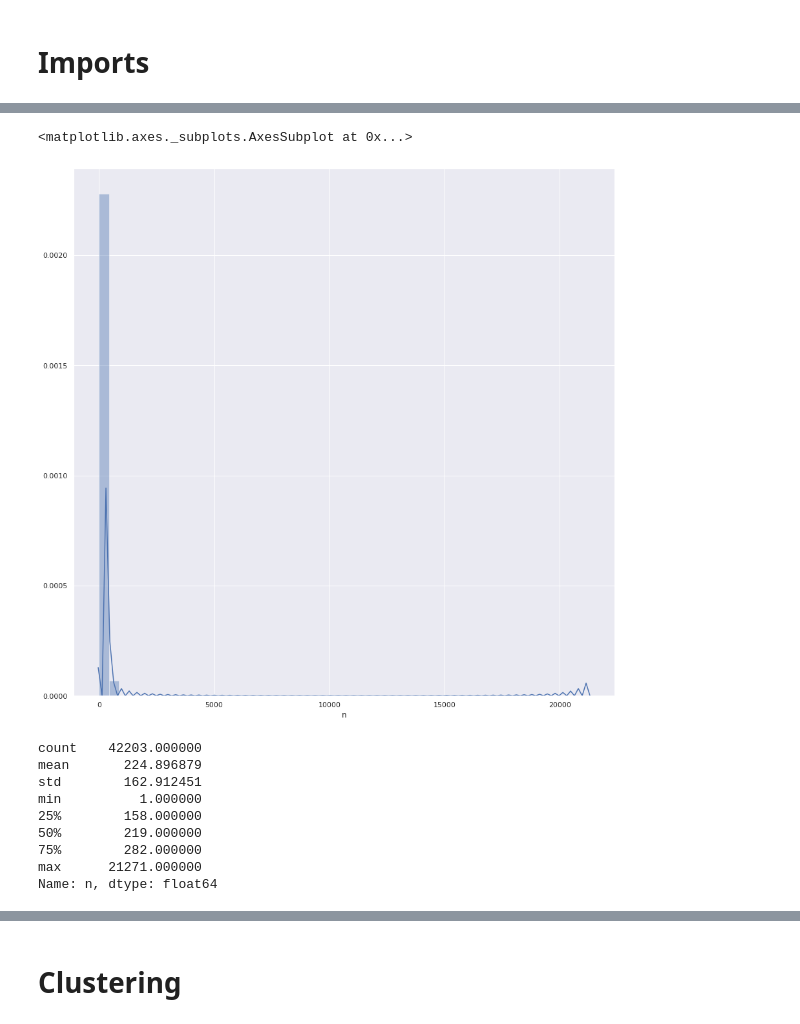
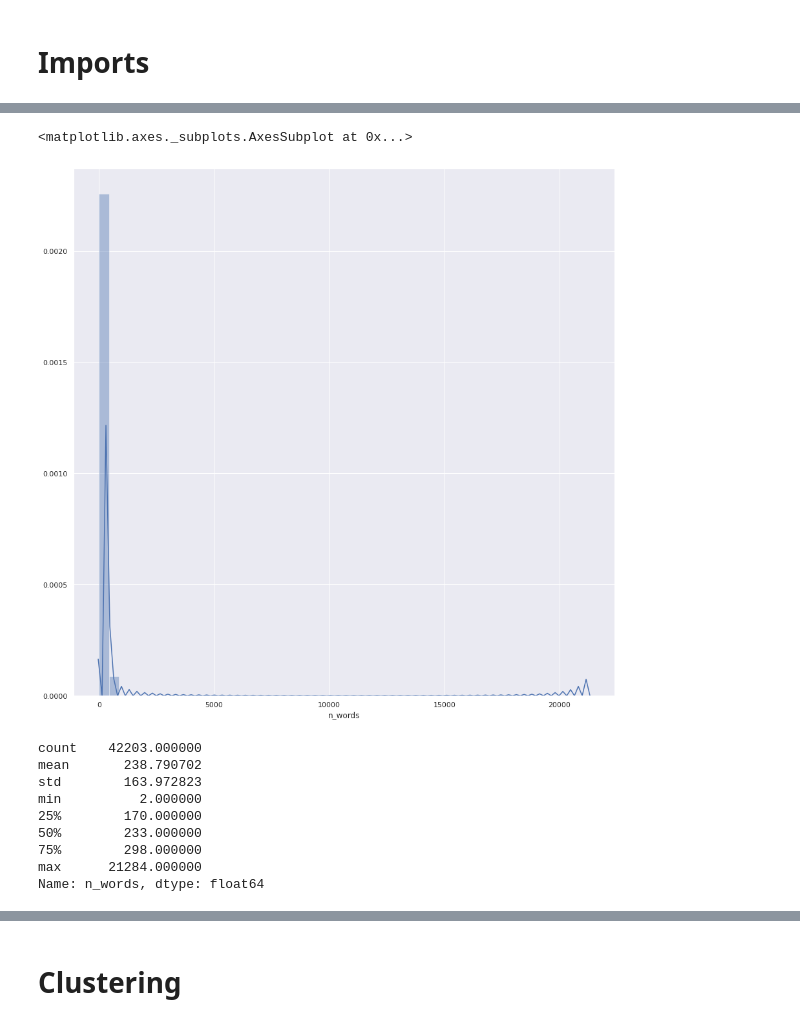
Before and after one commit to Midii-11/IRTM_SARS-COV2, a Jupyter notebook: information_extraction_colab.ipynb, the cells around one changed output, grey strips where cells are left out. Cells and saved outputs as stored; diff of their text form; code cells hidden in the pictures.

```diff
--- a/information_extraction_colab.ipynb
+++ b/information_extraction_colab.ipynb
@@ -84,0 +88,3 @@ df.shape
+# %%
+df = df_concat.dropna()
+print(df.shape)
@@ -84,0 +111,3 @@ df.shape
+# %%
+df = df.drop(labels=['title', 'abstract'], axis=1)
+print(df.shape)
@@ -94,13 +138,0 @@ df.head()
-# %%
-lang = []
-n = []
-for index in df.index:
-  n.append(len(word_tokenize(df['abstract'][index])))
-  try:
-    lang.append(detect(df['abstract'][index]))
-  except:
-    lang.append('error')
-df['lang']=lang
-df['n']=n
-
-print('Languages:', df['lang'].value_counts())
@@ -128,0 +139,24 @@ df.lang.hist()
+# %%
+language = []
+n_words = []
+it_counter=0
+
+for index in df.index:
+
+    # progress trackerd
+    it_counter+=1
+    progress = it_counter/round(len(df.index)/100,0)
+    if progress%10==0:
+      print('[INFO] progress:', int(progress), '%')
+
+    # count words
+    n_words.append(len(word_tokenize(df['text'][index])))
+
+    # detect language
+    try:
+        language.append(detect(df['text'][index]))
+    except:
+        language.append('error')
+
+df['language']=language
+df['n_words']=n_words
@@ -129,18 +186,18 @@ df.lang.hist()
 # %%
-sns.distplot(df.n)
+sns.distplot(df.n_words)
 # %% [output]
 <matplotlib.axes._subplots.AxesSubplot at 0x...>
-[figure, old version]
+[figure, new version]
 # %%
-df.n.describe()
+df.n_words.describe()
 # %% [output]
 count    42203.000000
-mean       224.896879
-std        162.912451
-min          1.000000
-25%        158.000000
-50%        219.000000
-75%        282.000000
-max      21271.000000
-Name: n, dtype: float64
+mean       238.790702
+std        163.972823
+min          2.000000
+25%        170.000000
+50%        233.000000
+75%        298.000000
+max      21284.000000
+Name: n_words, dtype: float64
 # %%
```
Also changed, not shown: parts of 98 cells of this notebook.
